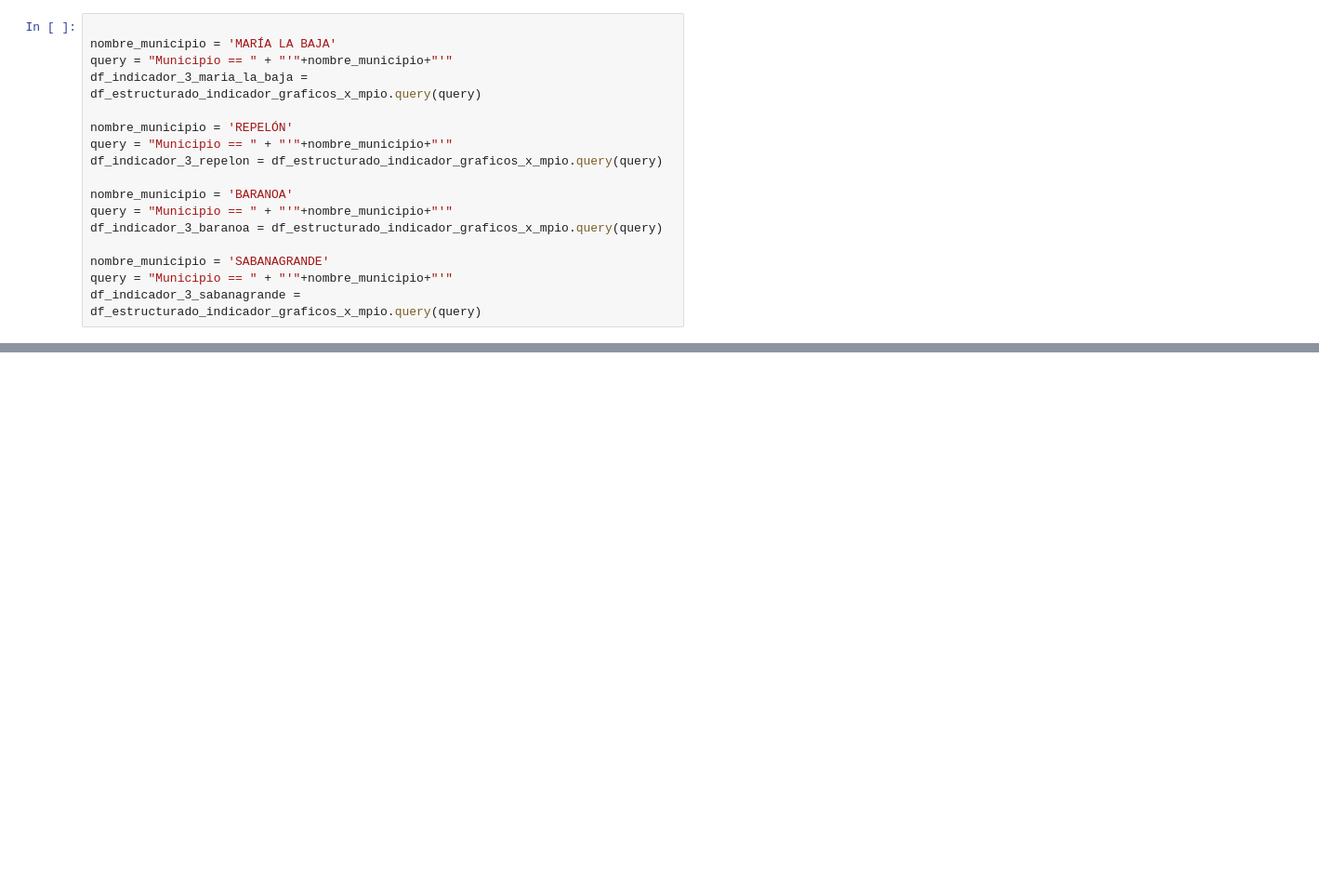
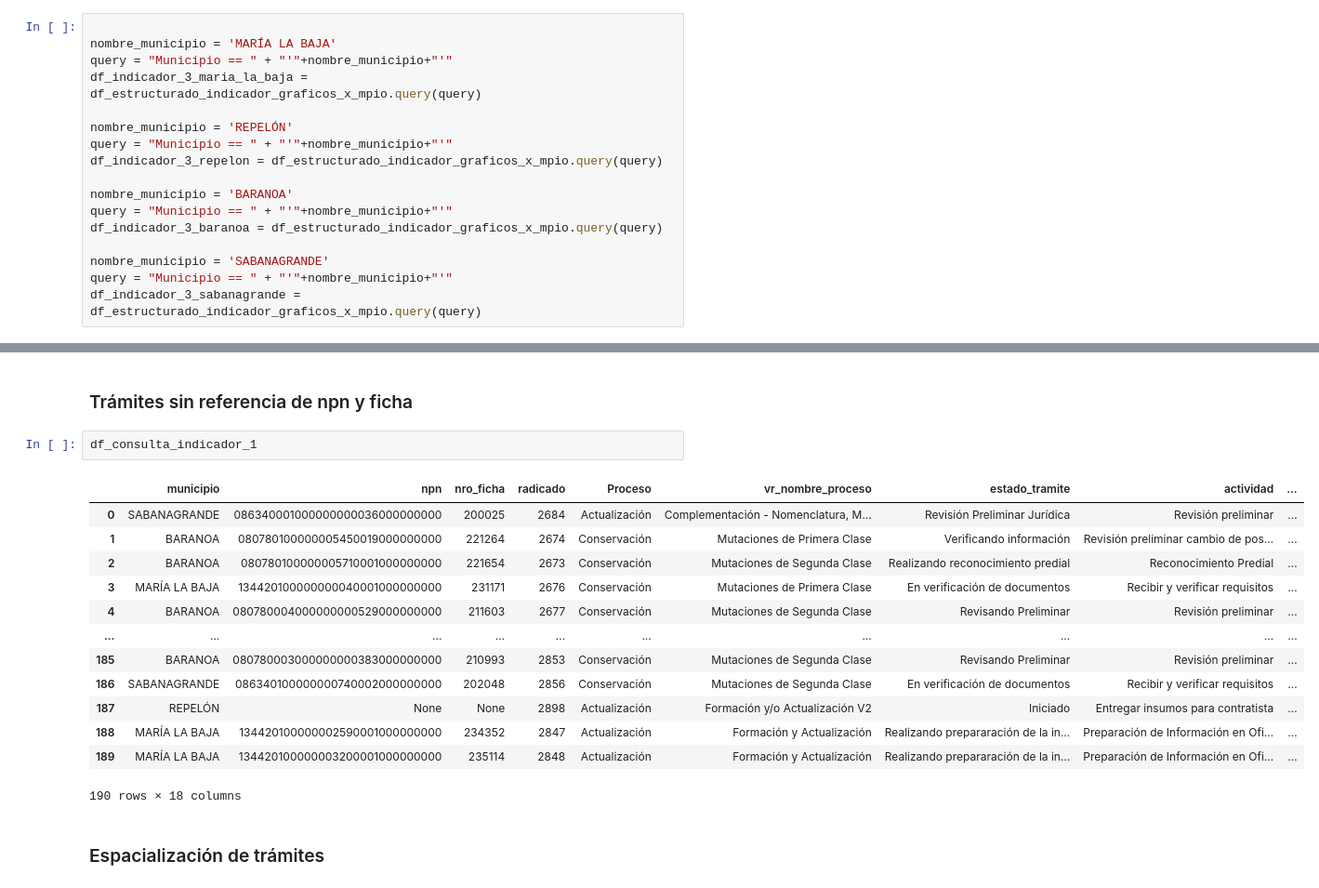
Before and after one commit to rjsaby/Retos_Programacion, a Jupyter notebook: zReporteRadicados/Reporte_Radicados.ipynb, the cells around one changed output, grey strips where cells are left out. Shown at 93% size. Drawn from its saved outputs; the diff is of its cells as text; blank space fills up the shorter version.

```diff
--- a/zReporteRadicados/Reporte_Radicados.ipynb
+++ b/zReporteRadicados/Reporte_Radicados.ipynb
@@ -281,0 +344,20 @@ df_consulta_indicador_1_actualizacion_estado_municipio
+# %% [markdown]
+<h3>Trámites sin referencia de npn y ficha</h3>
+# %%
+df_consulta_indicador_1
+# %% [output]
+|  | municipio | npn | nro_ficha | radicado | Proceso | vr_nombre_proceso | estado_tramite | actividad | ... |
+| 0 | SABANAGRANDE | 086340001000000000036000000000 | 200025 | 2684 | Actualización | Complementación - Nomenclatura, M... | Revisión Preliminar Jurídica | Revisión preliminar | ... |
+| 1 | BARANOA | 080780100000005450019000000000 | 221264 | 2674 | Conservación | Mutaciones de Primera Clase | Verificando información | Revisión preliminar cambio de pos... | ... |
+| 2 | BARANOA | 080780100000005710001000000000 | 221654 | 2673 | Conservación | Mutaciones de Segunda Clase | Realizando reconocimiento predial | Reconocimiento Predial | ... |
+| 3 | MARÍA LA BAJA | 134420100000000040001000000000 | 231171 | 2676 | Conservación | Mutaciones de Primera Clase | En verificación de documentos | Recibir y verificar requisitos | ... |
+| 4 | BARANOA | 080780004000000000529000000000 | 211603 | 2677 | Conservación | Mutaciones de Segunda Clase | Revisando Preliminar | Revisión preliminar | ... |
+| ... | ... | ... | ... | ... | ... | ... | ... | ... | ... |
+| 185 | BARANOA | 080780003000000000383000000000 | 210993 | 2853 | Conservación | Mutaciones de Segunda Clase | Revisando Preliminar | Revisión preliminar | ... |
+| 186 | SABANAGRANDE | 086340100000000740002000000000 | 202048 | 2856 | Conservación | Mutaciones de Segunda Clase | En verificación de documentos | Recibir y verificar requisitos | ... |
+| 187 | REPELÓN | None | None | 2898 | Actualización | Formación y/o Actualización V2 | Iniciado | Entregar insumos para contratista | ... |
+| 188 | MARÍA LA BAJA | 134420100000002590001000000000 | 234352 | 2847 | Actualización | Formación y Actualización | Realizando prepararación de la in... | Preparación de Información en Ofi... | ... |
+| 189 | MARÍA LA BAJA | 134420100000003200001000000000 | 235114 | 2848 | Actualización | Formación y Actualización | Realizando prepararación de la in... | Preparación de Información en Ofi... | ... |
+190 rows × 18 columns
+# %% [markdown]
+<h3>Espacialización de trámites</h3>
```
Also changed, not shown: parts of 14 cells of this notebook, 15 other files.
